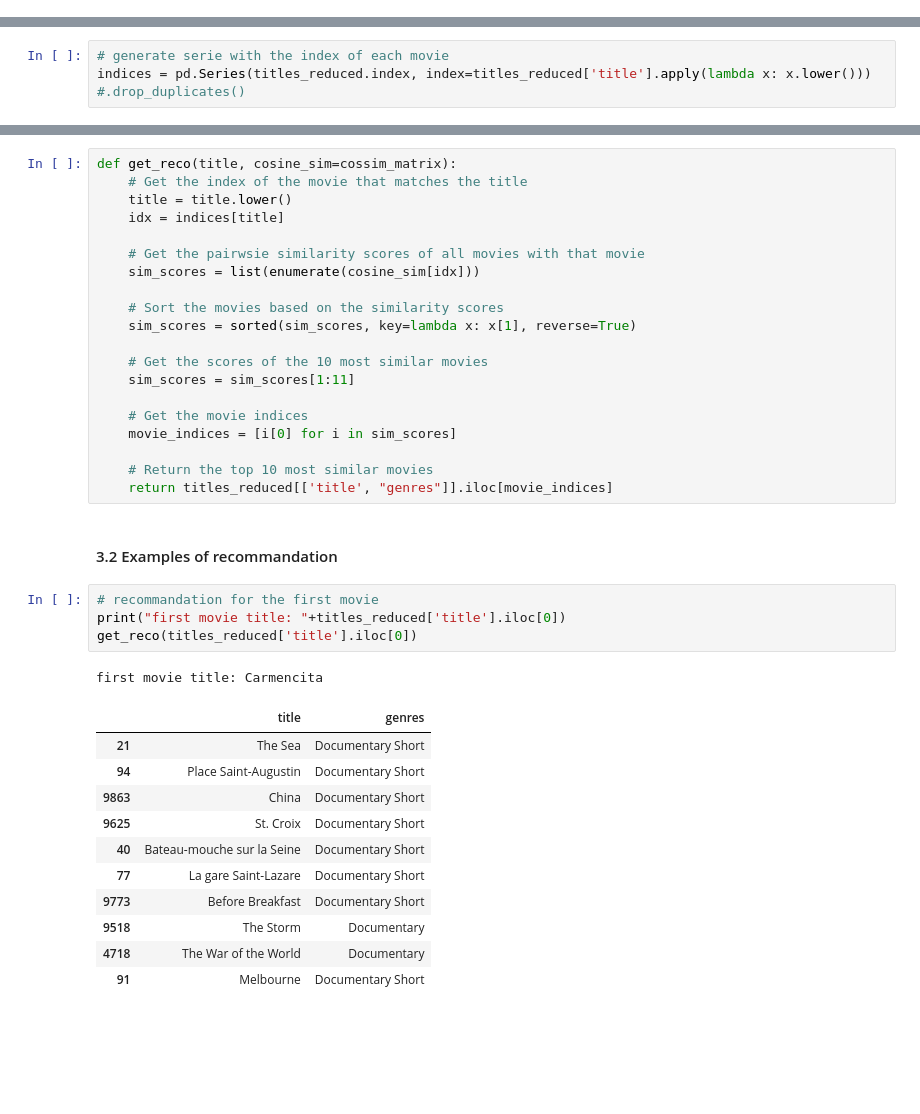
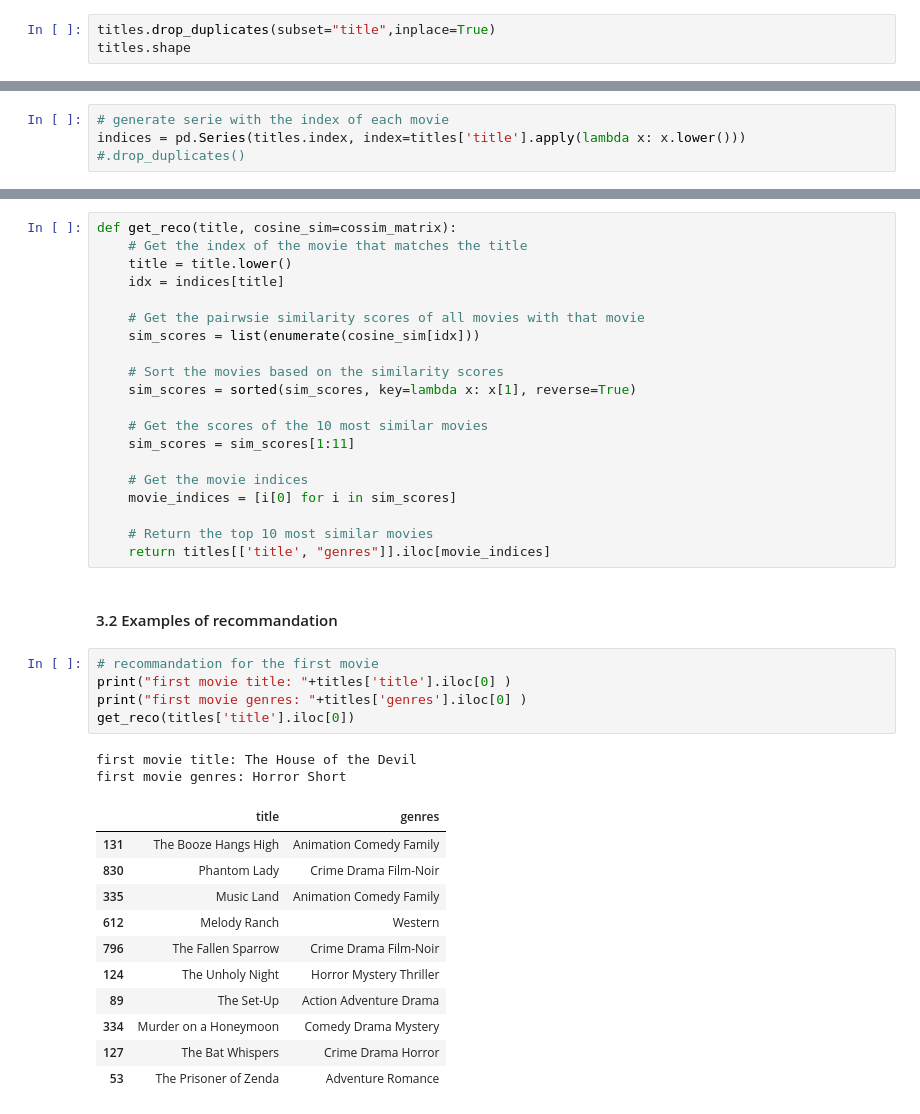
Before and after one commit to smazoyerdatascience/Recommender_systems, a Jupyter notebook: Notebooks/Basic_Content_Based_RS.ipynb, the cells around one changed output, grey strips where cells are left out. Saved outputs shown, nothing was run; the diff lists cells and outputs as text; blank space fills up the shorter version.

Commit message:
Recommandations for a sample of 1000 movies

```diff
--- a/Notebooks/Basic_Content_Based_RS.ipynb
+++ b/Notebooks/Basic_Content_Based_RS.ipynb
@@ -88,3 +88,6 @@ titles.head()
 | 2 | Cinderella | Drama Family Fantasy | A prologue in front of the curtai... | fantasy |
 | 3 | A Trip to the Moon | Adventure Comedy Fantasy | At a meeting of the Astronomic Cl... | psychedelic satire |
 | 4 | The Land Beyond the Sunset | Drama Fantasy Short | Joe is an impoverished New York n... | fantasy storytelling |
+# %%
+titles.drop_duplicates(subset="title",inplace=True)
+titles.shape
@@ -250,6 +255,6 @@ sns.heatmap(cossim_matrix[:100, :100])
 # %%
 # generate serie with the index of each movie
-indices = pd.Series(titles_reduced.index, index=titles_reduced['title'].apply(lambda x: x.lower())) #.drop_duplicates()
+indices = pd.Series(titles.index, index=titles['title'].apply(lambda x: x.lower())) #.drop_duplicates()
 # %%
 indices[:10]
 # %% [output]
@@ -284,23 +289,25 @@ def get_reco(title, cosine_sim=cossim_matrix):
     movie_indices = [i[0] for i in sim_scores]
 
     # Return the top 10 most similar movies
-    return titles_reduced[['title', "genres"]].iloc[movie_indices]
+    return titles[['title', "genres"]].iloc[movie_indices]
 # %% [markdown]
 #### 3.2 Examples of recommandation
 # %%
 # recommandation for the first movie
-print("first movie title: "+titles_reduced['title'].iloc[0])
-get_reco(titles_reduced['title'].iloc[0])
+print("first movie title: "+titles['title'].iloc[0] )
+print("first movie genres: "+titles['genres'].iloc[0] )
+get_reco(titles['title'].iloc[0])
 # %% [output]
-first movie title: Carmencita
+first movie title: The House of the Devil
+first movie genres: Horror Short
 |  | title | genres |
-| 21 | The Sea | Documentary Short |
-| 94 | Place Saint-Augustin | Documentary Short |
-| 9863 | China | Documentary Short |
-| 9625 | St. Croix | Documentary Short |
-| 40 | Bateau-mouche sur la Seine | Documentary Short |
-| 77 | La gare Saint-Lazare | Documentary Short |
-| 9773 | Before Breakfast | Documentary Short |
-| 9518 | The Storm | Documentary |
-| 4718 | The War of the World | Documentary |
-| 91 | Melbourne | Documentary Short |
+| 131 | The Booze Hangs High | Animation Comedy Family |
+| 830 | Phantom Lady | Crime Drama Film-Noir |
+| 335 | Music Land | Animation Comedy Family |
+| 612 | Melody Ranch | Western |
+| 796 | The Fallen Sparrow | Crime Drama Film-Noir |
+| 124 | The Unholy Night | Horror Mystery Thriller |
+| 89 | The Set-Up | Action Adventure Drama |
+| 334 | Murder on a Honeymoon | Comedy Drama Mystery |
+| 127 | The Bat Whispers | Crime Drama Horror |
+| 53 | The Prisoner of Zenda | Adventure Romance |
```
Also changed, not shown: parts of 6 cells of this notebook.
